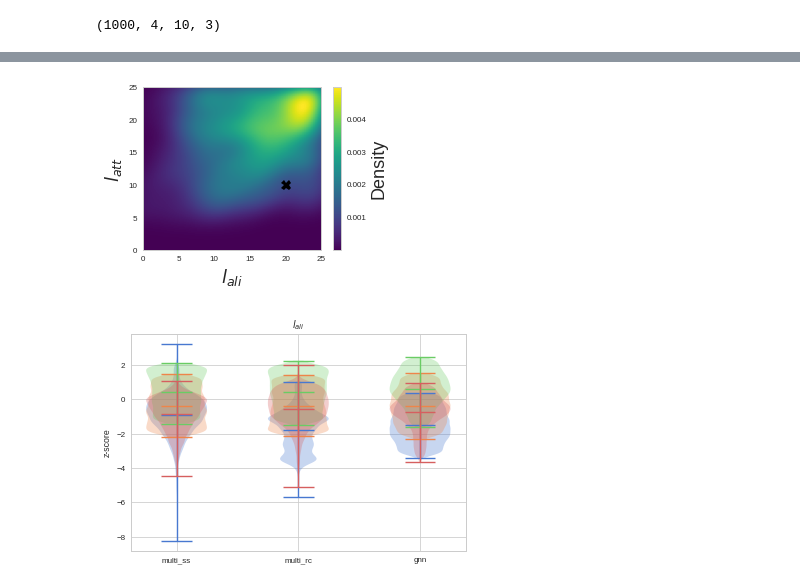
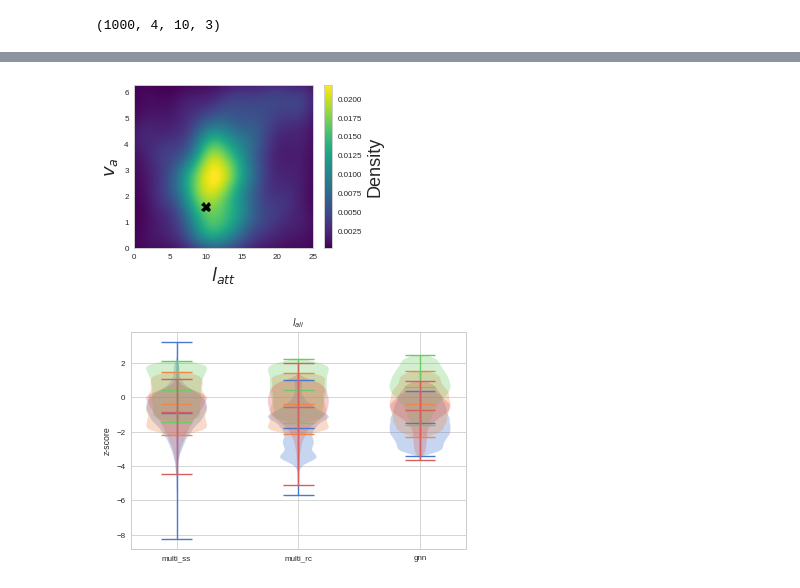
Before and after one commit to ctorney/abc-graph-nets, a Jupyter notebook: zonal_violins_2d_4d.ipynb, the cells around one changed output, grey strips where cells are left out. Cells and saved outputs as stored; diff of their text form; code cells hidden in the pictures.

```diff
--- a/zonal_violins_2d_4d.ipynb
+++ b/zonal_violins_2d_4d.ipynb
@@ -139,9 +158,9 @@ plt.show()
 # %%
 #4D:
 
-num_reps = 10
+num_reps = 10 #7 #10
 params = 4
-mcmcsteps = 1000 #8000
+mcmcsteps = 1000 #5000 #8000
 di = 4
 
 samples_gnn = np.zeros((mcmcsteps,params,num_reps,di))
@@ -151,6 +170,6 @@ samples_mrc = np.zeros((mcmcsteps,params,num_reps,di))
 for data_rep in range(num_reps):
   for dis in range(di):
 
-    samples_gnn[:,:,data_rep,dis] = np.load('../content/abc-graph-nets/inference_4d/4d_gnn/rep_' + str(data_rep) + '_DI_' + str(dis) + '.npy') #,allow_pickle=True)
-    samples_mss[:,:,data_rep,dis] = np.load('../content/abc-graph-nets/inference_4d/4d_multi_ss/SR_rep_' + str(data_rep) + '_DI_' + str(dis) + '.npy') #sum stats and normal GPABC
-    samples_mrc[:,:,data_rep,dis] = np.load('../content/abc-graph-nets/inference_4d/4d_multi_rc/SR_rep_' + str(data_rep) + '_DI_' + str(dis) + '.npy') #linear regression sum stats
+    samples_gnn[:,:,data_rep,dis] = np.load('../content/abc-graph-nets/inference_4d/4d_gnn_np/rep_' + str(data_rep) + '_DI_' + str(dis) + '.npy') #,allow_pickle=True)
+    #samples_mss[:,:,data_rep,dis] = np.load('../content/abc-graph-nets/inference_4d/4d_multi_ss_np/SR_rep_' + str(data_rep) + '_DI_' + str(dis) + '.npy') #sum stats and normal GPABC
+    samples_mrc[:,:,data_rep,dis] = np.load('../content/abc-graph-nets/inference_4d/4d_multi_rc_np/SR_rep_' + str(data_rep) + '_DI_' + str(dis) + '.npy') #linear regression sum stats
@@ -376,8 +426,8 @@ np.shape(logpos_mss)
 
 num_reps = 10
 params = 4
-mcmcsteps = 1000
-di = 3 #4
+mcmcsteps = 1000 # 5000 #1000
+di = 4
 
 samples_gnn = np.zeros((mcmcsteps,params,num_reps,di))
 samples_mss = np.zeros((mcmcsteps,params,num_reps,di))
@@ -400,20 +450,20 @@ zscores_mss_new = np.zeros((mcmcsteps,params,num_reps,di))
 
 for dis in range(di):
   for pp in range(params):
-    data = data_instantiation[dis+1,pp]
+    data = data_instantiation[dis,pp]
     for dd in range(num_reps):
-      samples_gnn[:,:,dd,dis] = np.load('../content/abc-graph-nets/inference_4d/4d_gnn/rep_' + str(dd) + '_DI_' + str(dis+1) + '.npy')
-      samples_mss[:,:,dd,dis] = np.load('../content/abc-graph-nets/inference_4d/4d_multi_ss/SR_rep_' + str(dd) + '_DI_' + str(dis+1) + '.npy')
-      samples_mrc[:,:,dd,dis] = np.load('../content/abc-graph-nets/inference_4d/4d_multi_rc/SR_rep_' + str(dd) + '_DI_' + str(dis+1) + '.npy')
+      samples_gnn[:,:,dd,dis] = np.load('../content/abc-graph-nets/inference_4d/4d_gnn_np/rep_' + str(dd) + '_DI_' + str(dis) + '.npy')
+      #samples_mss[:,:,dd,dis] = np.load('../content/abc-graph-nets/inference_4d/4d_multi_ss_np/SR_rep_' + str(dd) + '_DI_' + str(dis) + '.npy')
+      samples_mrc[:,:,dd,dis] = np.load('../content/abc-graph-nets/inference_4d/4d_multi_rc_np/SR_rep_' + str(dd) + '_DI_' + str(dis) + '.npy')
       #z-score:
       # zscores_gnn[pp,dd,dis] = (data - np.mean(samples_gnn[:,pp,dd,dis]))/np.std(samples_gnn[:,pp,dd,dis])
       # #print(zscores_gnn)
       # zscores_mss[pp,dd,dis] = (data - np.mean(samples_mss[:,pp,dd,dis]))/np.std(samples_mss[:,pp,dd,dis])
       # zscores_mrc[pp,dd,dis] = (data - np.mean(samples_mrc[:,pp,dd,dis]))/np.std(samples_mrc[:,pp,dd,dis])
       #alternative zscore:
-      zscores_gnn_new[:,pp,dd,dis] = (data - (samples_gnn[:,pp,dd,dis]))/np.std(samples_gnn[:,pp,dd,dis])
-      zscores_mss_new[:,pp,dd,dis] = (data - (samples_mss[:,pp,dd,dis]))/np.std(samples_mss[:,pp,dd,dis])
-      zscores_mrc_new[:,pp,dd,dis] = (data - (samples_mrc[:,pp,dd,dis]))/np.std(samples_mrc[:,pp,dd,dis])
+      zscores_gnn_new[:,pp,dd,dis] = (data - (samples_gnn[:,pp,dd,dis])) #/np.std(samples_gnn[:,pp,dd,dis])
+      zscores_mss_new[:,pp,dd,dis] = (data - (samples_mss[:,pp,dd,dis])) #/np.std(samples_mss[:,pp,dd,dis])
+      zscores_mrc_new[:,pp,dd,dis] = (data - (samples_mrc[:,pp,dd,dis])) #/np.std(samples_mrc[:,pp,dd,dis])
       #log posterior:
       logpos_gnn[pp,dd,dis] = -(((data - np.mean(samples_gnn[:,pp,dd,dis]))/np.std(samples_gnn[:,pp,dd,dis]))**2)/2 + np.log(1/(np.sqrt(2*np.pi)*np.std(samples_gnn[:,pp,dd,dis])))
       #print(logpos_gnn)
@@ -491,34 +714,34 @@ np.shape(samples_mss)
 # %%
 plt.figure(figsize=(4,3))
 # fit an array of size [Ndim, Nsamples]
 dat = 2
-rep = 3
+rep = 1
 
-data = np.vstack([samples_mrc[:,1,rep,dat],samples_mrc[:,2,rep,dat]])
+data = np.vstack([samples_gnn[:,2,rep,dat],samples_gnn[:,3,rep,dat]])
 kde = gaussian_kde(data)
 
 # evaluate on a regular grid
 #0.55,0.8,0.15,0.25
 xgrid = np.linspace(0.0, 25.0, 100) # 0.99, 40)
-ygrid = np.linspace(0.0, 25.0, 100) #0.3, 40)
+ygrid = np.linspace(0.0, 2*pi, 100) #0.3, 40)
 Xgrid, Ygrid = np.meshgrid(xgrid, ygrid)
 Z = kde.evaluate(np.vstack([Xgrid.ravel(), Ygrid.ravel()]))
-plt.plot(sobol_listx[dat+1],sobol_listy[dat+1],'X',c='k',markersize=10)
+plt.plot(sobol_listy[dat],sobol_listva[dat],'X',c='k',markersize=10)
 
 # Plot the result as an image
 plt.imshow(Z.reshape(Xgrid.shape),
            origin='lower', aspect='auto',
-           extent= [0.0,25.0,0.0,25.0] ,
+           extent= [0.0,25.0,0.0,2*pi] ,
            cmap='viridis') #[0.55,0.99,0.15,0.3],
 plt.grid(False)
-plt.xlabel('$l_{ali}$', fontsize=18)
-plt.ylabel('$l_{att}$', fontsize=18)
+plt.xlabel('$l_{att}$', fontsize=18)
+plt.ylabel('$v_{a}$', fontsize=18)
 #ax.tick_params(axis='both', labelsize=10)
 #plt.title('', fontsize=18)
 cb = plt.colorbar()
 cb.set_label("Density", fontsize=18)
-#plt.savefig('kde_GNN_12_16_2D.png',bbox_inches = 'tight',dpi=300)
+plt.savefig('gnn_di2_p23_5000.png',bbox_inches = 'tight',dpi=300)
 plt.show()
 # %% [output]
-[figure, old version]
+[figure, new version]
 # %%
```
Also changed, not shown: parts of 20 cells of this notebook.
